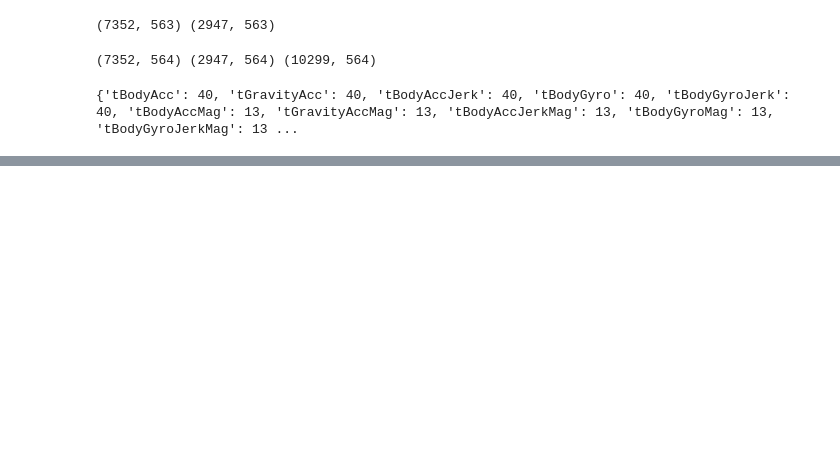
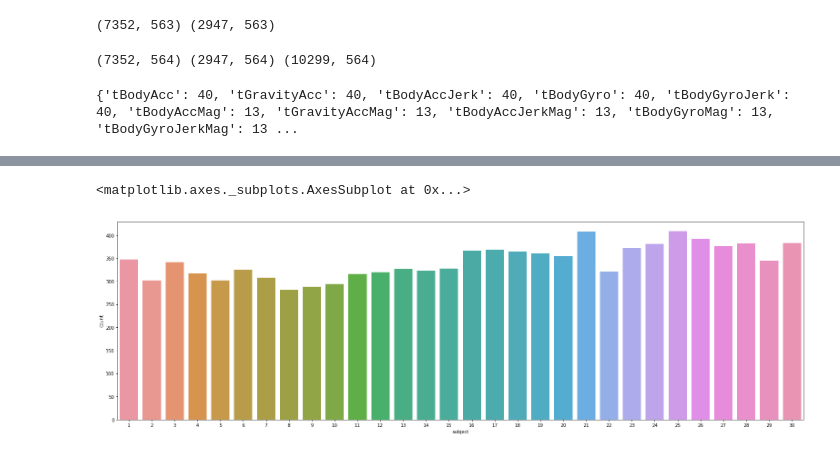
Before and after one commit to siddeshdhakar/Human-Activity-Recognition, a Jupyter notebook: Human Activity Recognition.ipynb, the cells around one changed output, grey strips where cells are left out. Drawn from its saved outputs; the diff is of its cells as text; code cells hidden in the pictures; blank space fills up the shorter version.

```diff
--- a/Human Activity Recognition.ipynb
+++ b/Human Activity Recognition.ipynb
@@ -59,0 +72,6 @@ val.sort_values(by =['count'],ascending = [False])
+# %%
+plt.figure(figsize = (27,8))
+sns.countplot(data['subject'])
+# %% [output]
+<matplotlib.axes._subplots.AxesSubplot at 0x...>
+[figure, added]
```
Also changed, not shown: parts of 33 cells of this notebook.
